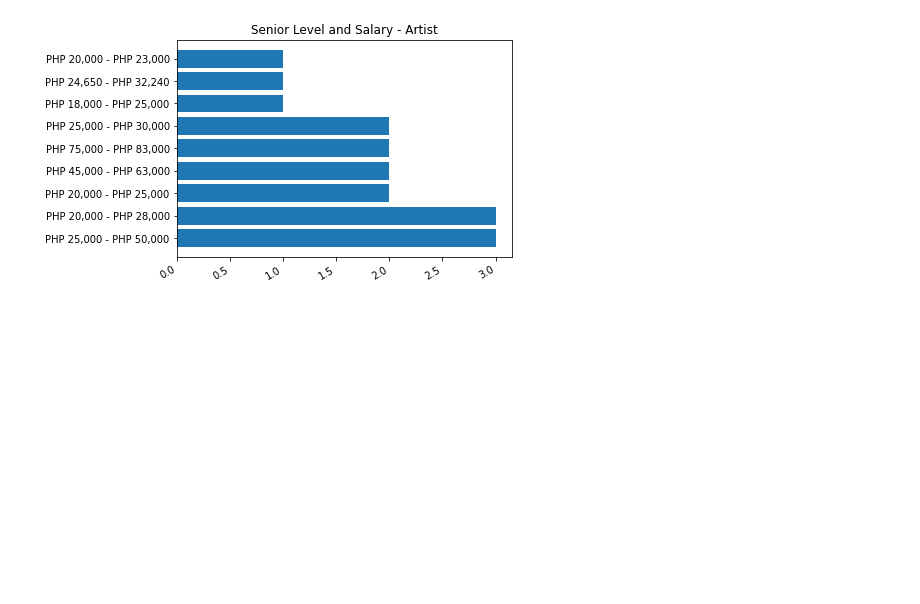
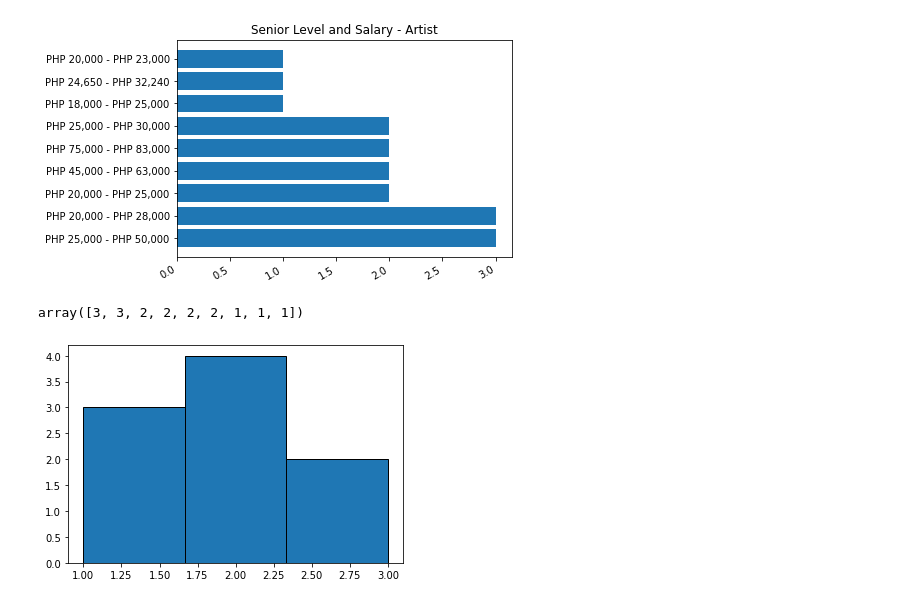
Before and after one commit to jvicrosario1106/husay_project_task, a Jupyter notebook: Data Analysis/Jobstreet Analysis/jobstreet_artist.ipynb, the cells around one changed output. Cells and saved outputs as stored; diff of their text form; code cells hidden in the pictures; blank space fills up the shorter version.

```diff
--- a/Data Analysis/Jobstreet Analysis/jobstreet_artist.ipynb
+++ b/Data Analysis/Jobstreet Analysis/jobstreet_artist.ipynb
@@ -228,3 +213,9 @@ plt.xticks(rotation="30",ha="right")
 plt.show()
 # %% [output]
 [figure]
+# %%
+plt.hist(count_high,bins=3,edgecolor="black")
+count_high.values
+# %% [output]
+array([3, 3, 2, 2, 2, 2, 1, 1, 1])
+[figure, added]
```
Also changed, not shown: parts of 5 cells of this notebook, 35 other files.
